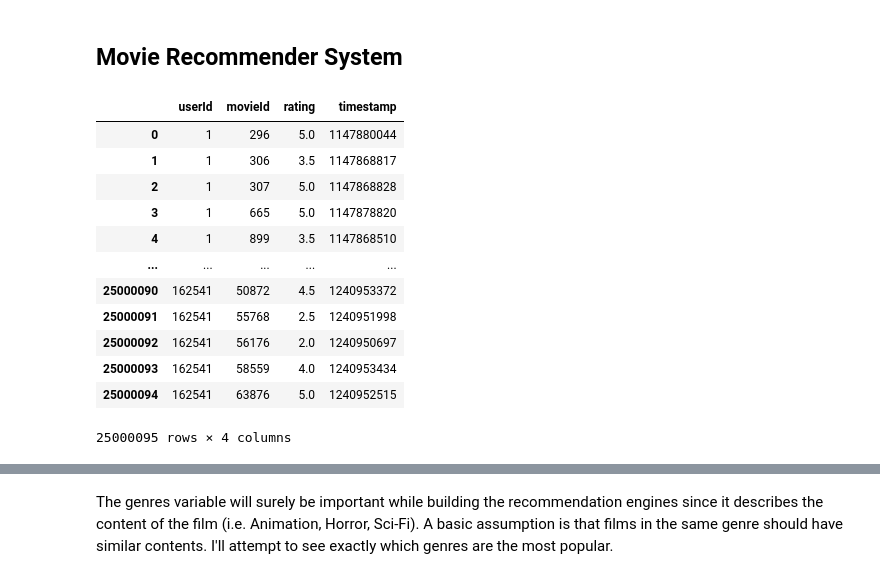
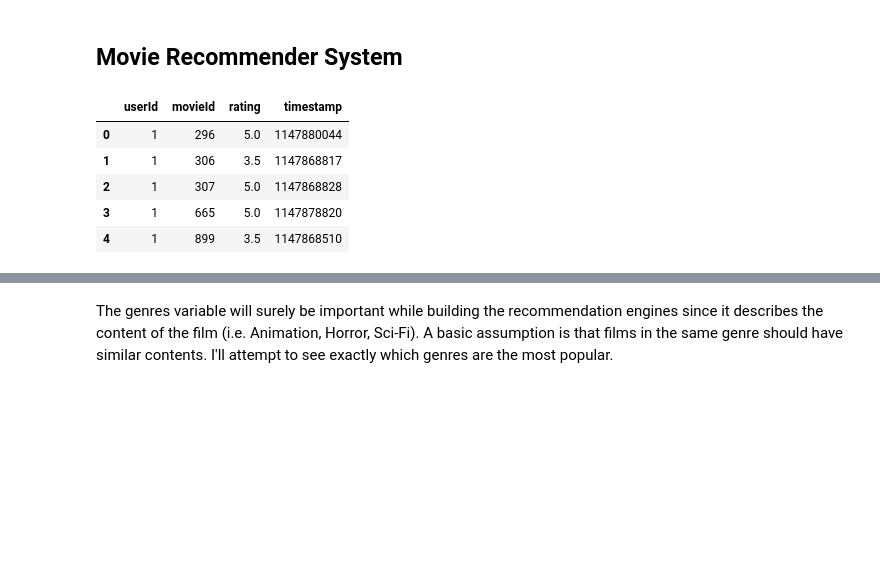
Before and after one commit to Roh1702/ML-Recommender-System, a Jupyter notebook: Simple-Content Based Recommender System.ipynb, the cells around one changed output, grey strips where cells are left out. Cells and saved outputs as stored; diff of their text form; code cells hidden in the pictures; blank space fills up the shorter version.

```diff
--- a/Simple-Content Based Recommender System.ipynb
+++ b/Simple-Content Based Recommender System.ipynb
@@ -15,19 +15,12 @@ movies_backup = movies.copy()
 movies_2 = movies.copy()
 ratings_backup = ratings.copy()
 # %%
-ratings
+ratings.head()
 # %% [output]
 |  | userId | movieId | rating | timestamp |
 | 0 | 1 | 296 | 5.0 | 1147880044 |
 | 1 | 1 | 306 | 3.5 | 1147868817 |
 | 2 | 1 | 307 | 5.0 | 1147868828 |
 | 3 | 1 | 665 | 5.0 | 1147878820 |
 | 4 | 1 | 899 | 3.5 | 1147868510 |
-| ... | ... | ... | ... | ... |
-| 25000090 | 162541 | 50872 | 4.5 | 1240953372 |
-| 25000091 | 162541 | 55768 | 2.5 | 1240951998 |
-| 25000092 | 162541 | 56176 | 2.0 | 1240950697 |
-| 25000093 | 162541 | 58559 | 4.0 | 1240953434 |
-| 25000094 | 162541 | 63876 | 5.0 | 1240952515 |
-25000095 rows × 4 columns
 # %%
```
Also changed, not shown: parts of 11 cells of this notebook.
